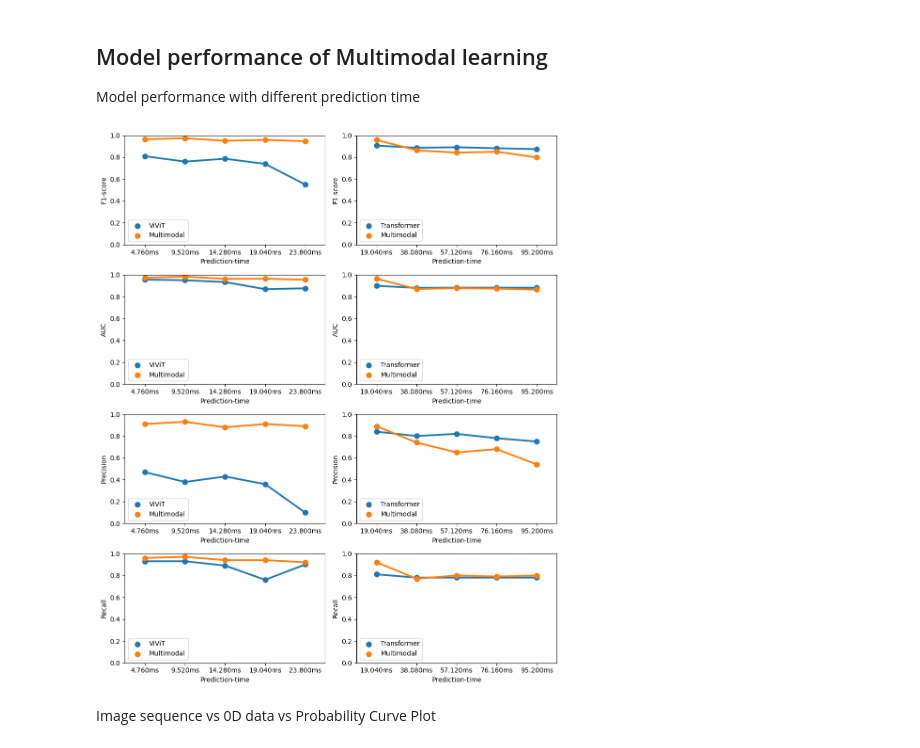
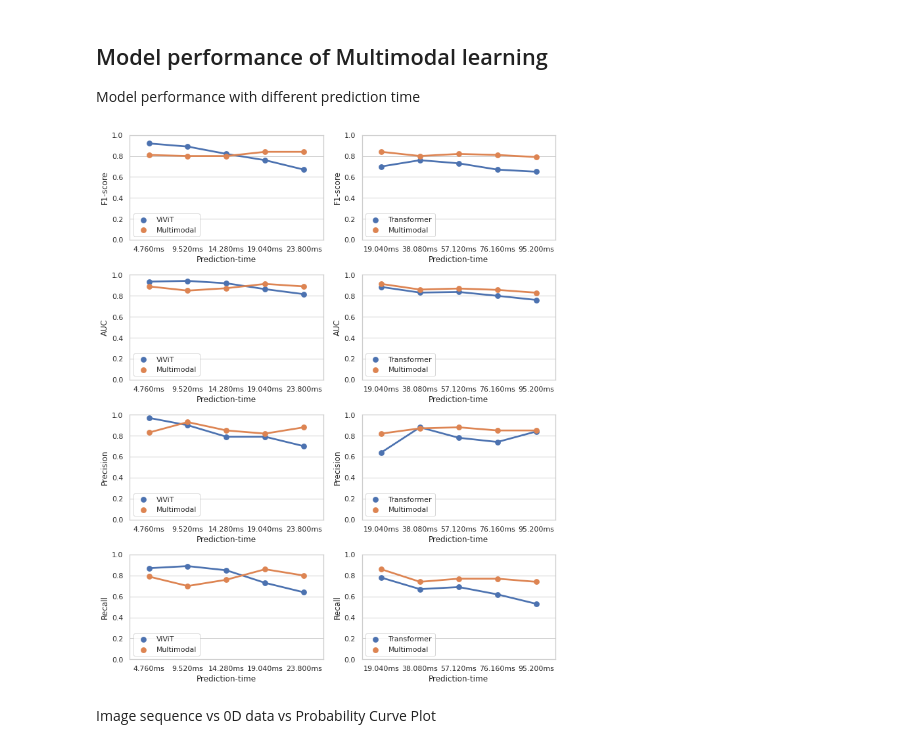
Before and after one commit to ZINZINBIN/Disruption-Prediciton-based-on-Multimodal-Deep-Learning, a Jupyter notebook: analysis/analysis_model_performance.ipynb, the cells around one changed output. Drawn from its saved outputs; the diff is of its cells as text; code cells hidden in the pictures.

Commit message:
update multi-modal dataset and model config

```diff
--- a/analysis/analysis_model_performance.ipynb
+++ b/analysis/analysis_model_performance.ipynb
@@ -1546,13 +1582,22 @@ import pandas as pd
 import matplotlib.pyplot as plt
 import seaborn as sns
 
+# old version : 2022
 # comparison : multi vs 0D
-model_list = ['Transformer']*5+['Multimodal']*5
+# model_list = ['Transformer']*5+['Multimodal']*5
+# dist_list = ["{:.3f}ms".format(4.76 * 4 * i) for i in [1,2,3,4,5]] * 2
+# f1_list = [0.906,0.886,0.891,0.882,0.874] + [0.958,0.863,0.842,0.850,0.798]
+# auc_list = [0.899,0.880,0.882,0.882,0.881] + [0.964,0.869,0.878,0.873,0.864]
+# dis_pre_list = [0.84,0.80,0.82,0.78,0.75] + [0.89,0.74,0.65,0.68,0.54]
+# dis_rec_list = [0.81,0.78,0.78,0.78,0.78] + [0.92,0.77,0.80,0.79,0.80]
+
+# new version : 2023
+model_list = ['Transformer']*5 + ['Multimodal']*5
 dist_list = ["{:.3f}ms".format(4.76 * 4 * i) for i in [1,2,3,4,5]] * 2
-f1_list = [0.906,0.886,0.891,0.882,0.874] + [0.958,0.863,0.842,0.850,0.798]
-auc_list = [0.899,0.880,0.882,0.882,0.881] + [0.964,0.869,0.878,0.873,0.864]
-dis_pre_list = [0.84,0.80,0.82,0.78,0.75] + [0.89,0.74,0.65,0.68,0.54]
-dis_rec_list = [0.81,0.78,0.78,0.78,0.78] + [0.92,0.77,0.80,0.79,0.80]
+f1_list = [0.70,0.76,0.73,0.67,0.65] + [0.84,0.80,0.82,0.81,0.79]
+auc_list = [0.885,0.831,0.837,0.80,0.761] + [0.914,0.86,0.87,0.86,0.83]
+dis_pre_list = [0.64,0.88,0.78,0.74,0.84] + [0.82,0.87,0.88,0.85,0.85]
+dis_rec_list = [0.78,0.67,0.69,0.62,0.53] + [0.86,0.74,0.77,0.77,0.74]
 
 compare_multi_0D = pd.DataFrame({
     "model":model_list,
@@ -1563,13 +1608,22 @@ compare_multi_0D = pd.DataFrame({
     "Prediction-time":dist_list
 })
 
+# old version : 2022
 # comparison : multi vs vision
+# model_list = ['ViViT']*5 + ['Multimodal']*5
+# dist_list = ["{:.3f}ms".format(4.76 * i) for i in [1,2,3,4,5]] * 2
+# f1_list =  [0.809,0.760,0.786,0.739,0.55]+ [0.964, 0.973, 0.950, 0.958, 0.946]
+# auc_list =  [0.955,0.95,0.933,0.868,0.876] + [0.973, 0.983, 0.962, 0.964, 0.954]
+# dis_pre_list = [0.47,0.38,0.43,0.36,0.10] + [0.91, 0.93, 0.88, 0.91, 0.89]
+# dis_rec_list = [0.93,0.93,0.89,0.76,0.90] + [0.96, 0.97, 0.94, 0.94, 0.92]
+
+# new version : 2023
 model_list = ['ViViT']*5 + ['Multimodal']*5
 dist_list = ["{:.3f}ms".format(4.76 * i) for i in [1,2,3,4,5]] * 2
-f1_list =  [0.809,0.760,0.786,0.739,0.55]+ [0.964, 0.973, 0.950, 0.958, 0.946]
-auc_list =  [0.955,0.95,0.933,0.868,0.876] + [0.973, 0.983, 0.962, 0.964, 0.954]
-dis_pre_list = [0.47,0.38,0.43,0.36,0.10] + [0.91, 0.93, 0.88, 0.91, 0.89]
-dis_rec_list = [0.93,0.93,0.89,0.76,0.90] + [0.96, 0.97, 0.94, 0.94, 0.92]
+f1_list =  [0.92,0.89,0.82,0.76,0.67] + [0.81, 0.80, 0.80, 0.84, 0.84]
+auc_list = [0.936,0.943,0.920,0.864,0.816] + [0.89, 0.85, 0.873, 0.914, 0.89]
+dis_pre_list = [0.97,0.90,0.79,0.79,0.7] + [0.83, 0.93, 0.85, 0.82, 0.88]
+dis_rec_list = [0.87,0.89,0.85,0.73,0.64]+ [0.79, 0.70, 0.76, 0.86, 0.80]
 
 compare_multi_vis = pd.DataFrame({
     "model":model_list,
@@ -1579,7 +1633,6 @@ compare_multi_vis = pd.DataFrame({
     "Recall":dis_rec_list,
     "Prediction-time":dist_list
 })
-
 
 compare_multi_0D.groupby(by="model").apply(lambda x : x[:])
 compare_multi_vis.groupby(by="model").apply(lambda x : x[:])
@@ -1587,34 +1640,34 @@ compare_multi_vis.groupby(by="model").apply(lambda x : x[:])
 fig, axes = plt.subplots(4,2, sharex = False, figsize = (10, 12))
 sns.pointplot(data = compare_multi_vis, x = 'Prediction-time', y = 'F1-score', hue = 'model', ax = axes[0,0])
 axes[0,0].legend(loc='lower left')
 sns.pointplot(data = compare_multi_vis, x = 'Prediction-time', y = 'AUC', hue = 'model', ax = axes[1,0])
 axes[1,0].legend(loc='lower left')
 sns.pointplot(data = compare_multi_vis, x = 'Prediction-time', y = 'Precision', hue = 'model', ax = axes[2,0])
 axes[2,0].legend(loc='lower left')
 sns.pointplot(data = compare_multi_vis, x = 'Prediction-time', y = 'Recall', hue = 'model', ax = axes[3,0])
 axes[3,0].legend(loc='lower left')
 
 sns.pointplot(data = compare_multi_0D, x = 'Prediction-time', y = 'F1-score', hue = 'model', ax = axes[0,1])
 axes[0,1].legend(loc='lower left')
 sns.pointplot(data = compare_multi_0D, x = 'Prediction-time', y = 'AUC', hue = 'model', ax = axes[1,1])
 axes[1,1].legend(loc='lower left')
 sns.pointplot(data = compare_multi_0D, x = 'Prediction-time', y = 'Precision', hue = 'model', ax = axes[2,1])
 axes[2,1].legend(loc='lower left')
 sns.pointplot(data = compare_multi_0D, x = 'Prediction-time', y = 'Recall', hue = 'model', ax = axes[3,1])
 axes[3,1].legend(loc='lower left')
 
 axes[0,0].set_ylim([0,1.0])
 axes[1,0].set_ylim([0,1.0])
 axes[2,0].set_ylim([0,1.0])
 axes[3,0].set_ylim([0,1.0])
 axes[0,1].set_ylim([0,1.0])
 axes[1,1].set_ylim([0,1.0])
 axes[2,1].set_ylim([0,1.0])
 axes[3,1].set_ylim([0,1.0])
 
 fig.tight_layout()
 # %% [output]
-[figure, old version]
+[figure, new version]
 # %% [markdown]
 Image sequence vs 0D data vs Probability Curve Plot
 # %%
```
Also changed, not shown: parts of 5 cells of this notebook, 20 other files.
